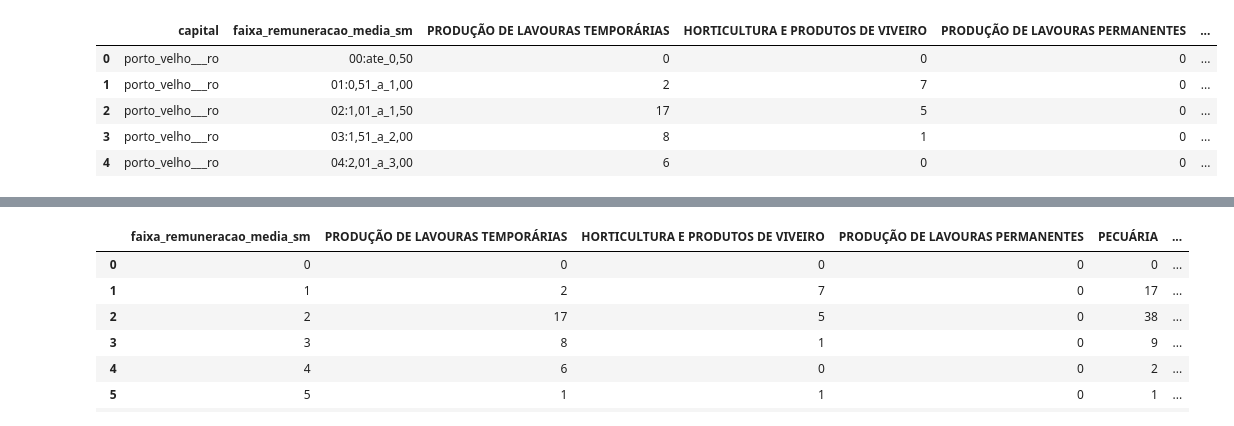
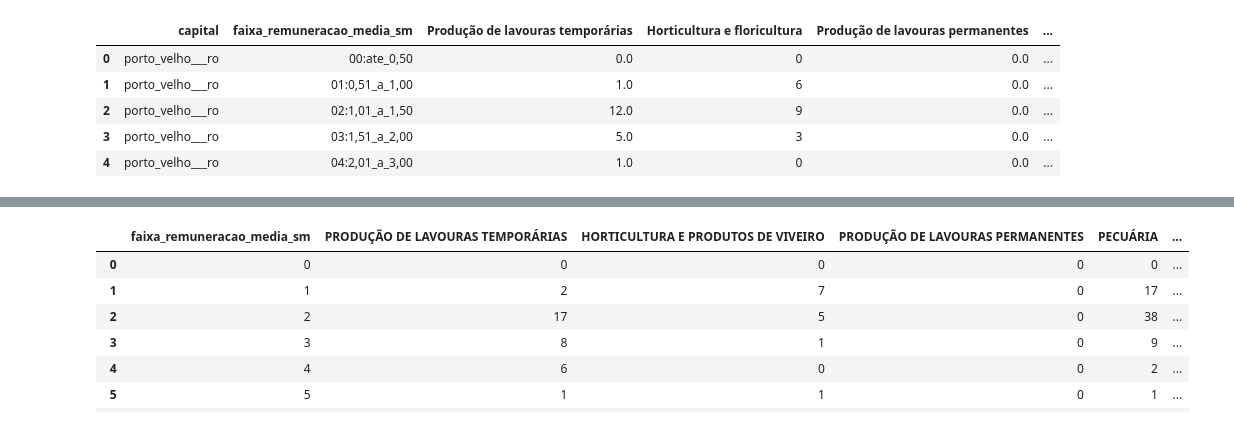
Before and after one commit to luisabolsonisousa/rais_ingestion, a Jupyter notebook: rais_dados/new_data/only_one_file/inner_files.ipynb, the cells around one changed output, grey strips where cells are left out. Saved outputs shown, nothing was run; the diff lists cells and outputs as text; code cells hidden in the pictures.

```diff
--- a/rais_dados/new_data/only_one_file/inner_files.ipynb
+++ b/rais_dados/new_data/only_one_file/inner_files.ipynb
@@ -102,15 +75,15 @@ setor.head()
 # %%
-cnae = pd.read_csv("CNAE_grupo.csv")
+cnae = pd.read_csv("cnae.csv")
 cnae = cnae.drop(cnae.filter(like="CAÇA, REPOVOAMENTO CINEGÉTICO E SERVIÇOS RELACIONADOS").columns, axis=1)
 #ok
 cnae.head()
 # %% [output]
-|  | capital | faixa_remuneracao_media_sm | PRODUÇÃO DE LAVOURAS TEMPORÁRIAS | HORTICULTURA E PRODUTOS DE VIVEIRO | PRODUÇÃO DE LAVOURAS PERMANENTES | ... |
-| 0 | porto_velho___ro | 00:ate_0,50 | 0 | 0 | 0 | ... |
-| 1 | porto_velho___ro | 01:0,51_a_1,00 | 2 | 7 | 0 | ... |
-| 2 | porto_velho___ro | 02:1,01_a_1,50 | 17 | 5 | 0 | ... |
-| 3 | porto_velho___ro | 03:1,51_a_2,00 | 8 | 1 | 0 | ... |
-| 4 | porto_velho___ro | 04:2,01_a_3,00 | 6 | 0 | 0 | ... |
+|  | capital | faixa_remuneracao_media_sm | Produção de lavouras temporárias | Horticultura e floricultura | Produção de lavouras permanentes | ... |
+| 0 | porto_velho___ro | 00:ate_0,50 | 0.0 | 0 | 0.0 | ... |
+| 1 | porto_velho___ro | 01:0,51_a_1,00 | 1.0 | 6 | 0.0 | ... |
+| 2 | porto_velho___ro | 02:1,01_a_1,50 | 12.0 | 9 | 0.0 | ... |
+| 3 | porto_velho___ro | 03:1,51_a_2,00 | 5.0 | 3 | 0.0 | ... |
+| 4 | porto_velho___ro | 04:2,01_a_3,00 | 1.0 | 0 | 0.0 | ... |
 # %%
 dfs = [cnae, setor, vinculo,escolaridade,idade]
 df_final_ = dfs[0]
```
Also changed, not shown: parts of 10 cells of this notebook, 8 other files.
